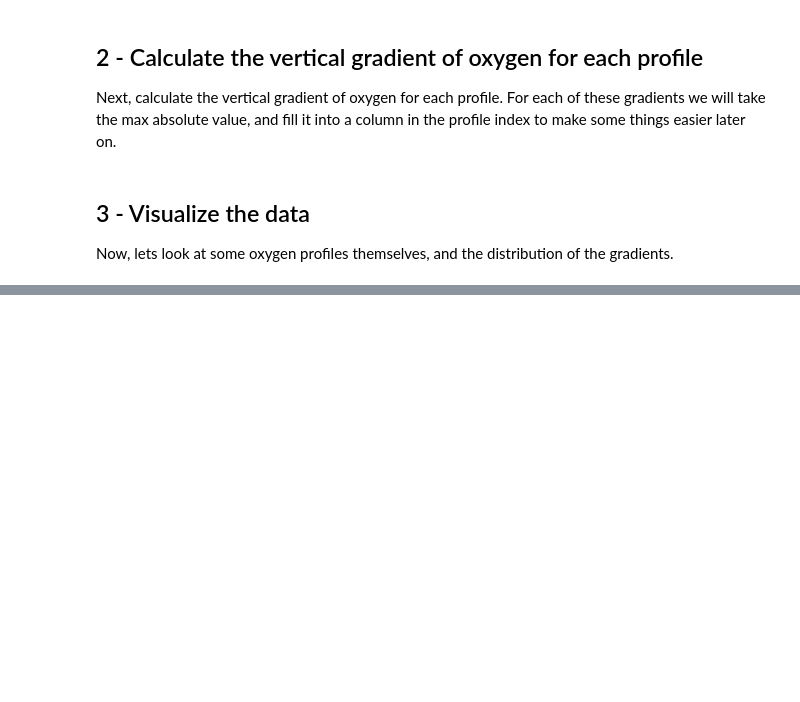
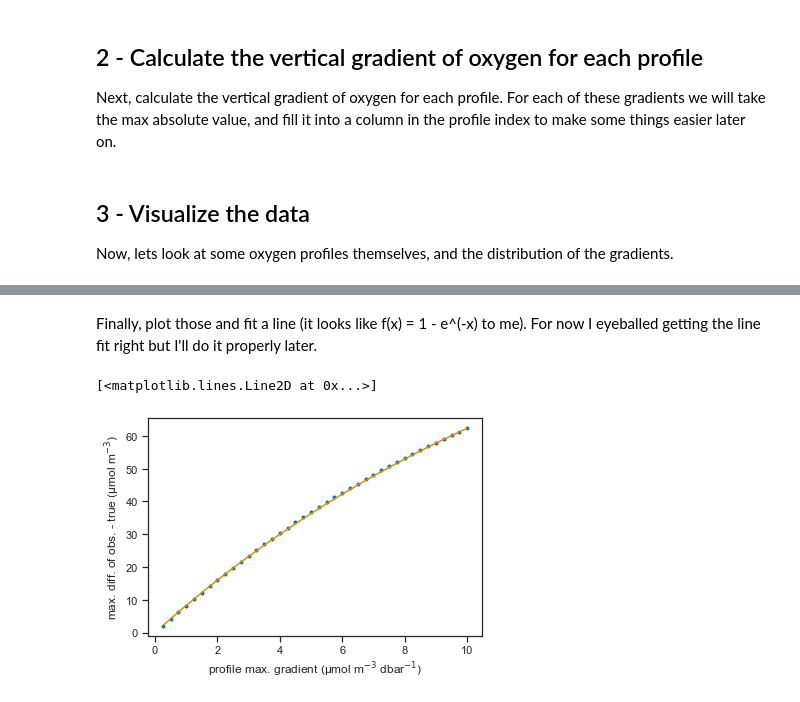
Before and after one commit to cgrdn/admt-doxy-correction, a Jupyter notebook: notebooks/oxygen-gradient-analysis/oxygen-gradient-analysis.ipynb, the cells around one changed output, grey strips where cells are left out. Drawn from its saved outputs; the diff is of its cells as text; code cells hidden in the pictures; blank space fills up the shorter version.

```diff
--- a/notebooks/oxygen-gradient-analysis/oxygen-gradient-analysis.ipynb
+++ b/notebooks/oxygen-gradient-analysis/oxygen-gradient-analysis.ipynb
@@ -93,0 +141,21 @@ g3.ax.set_xlim((-0.2, 10.2))
+# %%
+max_grad = []
+max_diff = []
+grads = np.arange(0.25, 10.25, 0.25)
+for grad in grads:
+    oxygen = oxygen_profile(depth, oxy_range, central, grad, oxycline)
+    observation = sample(time, oxygen, temp, 115)
+    diff = observation - oxygen
+    max_grad.append(np.max(np.abs(np.diff(oxygen)/np.diff(depth))))
+    max_diff.append(np.max(np.abs(diff)))
+# %% [markdown]
+Finally, plot those and fit a line (it looks like f(x) = 1 - e^(-x) to me). For now I eyeballed getting the line fit right but I'll do it properly later.
+# %%
+fig, ax = plt.subplots()
+ax.plot(max_grad, max_diff, '.')
+ax.set_xlabel('profile max. gradient ($\mathregular{\mu}$mol m$^{-3}$ dbar$^{-1}$)')
+ax.set_ylabel('max. diff. of obs. - true ($\mathregular{\mu}$mol m$^{-3}$)')
+ax.plot(grads, 128*(1-np.exp(-grads/15)))
+# %% [output]
+[<matplotlib.lines.Line2D at 0x...>]
+[figure, added]
```
Also changed, not shown: parts of 9 cells of this notebook.
